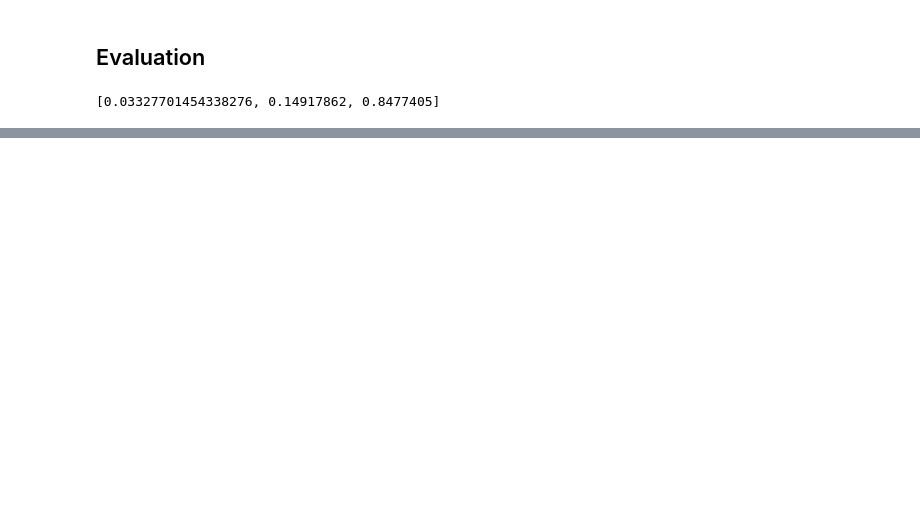
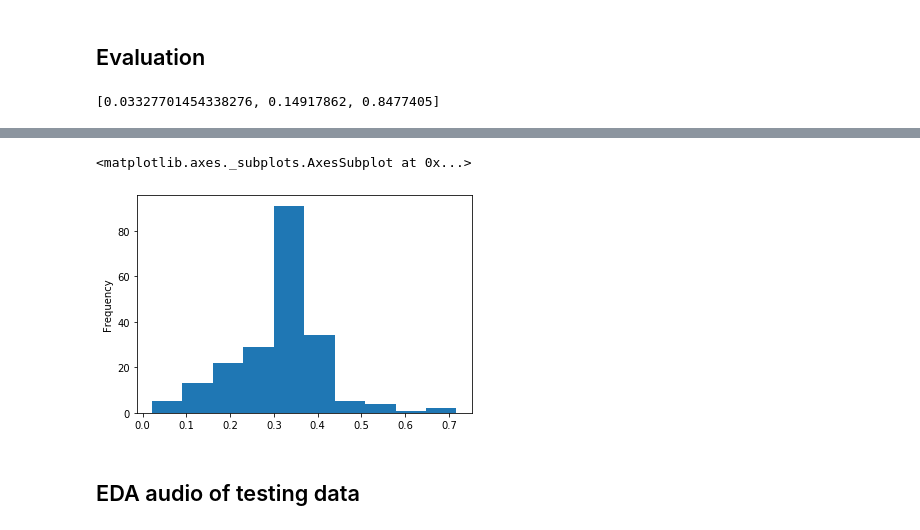
Before and after one commit to thanatlap/master-thesis-vocal-tract-inversion-journal, a Jupyter notebook: misc/model_with_phonetic.ipynb, the cells around one changed output, grey strips where cells are left out. Cells and saved outputs as stored; diff of their text form; code cells hidden in the pictures; blank space fills up the shorter version.

```diff
--- a/misc/model_with_phonetic.ipynb
+++ b/misc/model_with_phonetic.ipynb
@@ -806,0 +894,9 @@ print(err)
+# %%
+se = compute_se(y_test,y_pred)
+errs = compute_rmse(y_test,y_pred, axis=1)
+# %%
+df_se = pd.DataFrame(se, columns=["HX","HY","JA","LP","LD","VS","VO","TCX","TCY","TTX","TTY","TBX","TBY","TS1","TS2","TS3","TS4"])
+# %%
+df_se['phonetic'] = z_test
+df_se['mean_err'] = errs
+df_se['audio'] = a_test
@@ -806,0 +912,7 @@ print(err)
+# %%
+df_se[(df_se['phonetic'] == '7') & (df_se['mean_err'] > 0.5)]['TS4'].plot.hist()
+# %% [output]
+<matplotlib.axes._subplots.AxesSubplot at 0x...>
+[figure, added]
+# %% [markdown]
+## EDA audio of testing data
```
Also changed, not shown: parts of 32 cells of this notebook, 6 other files.
